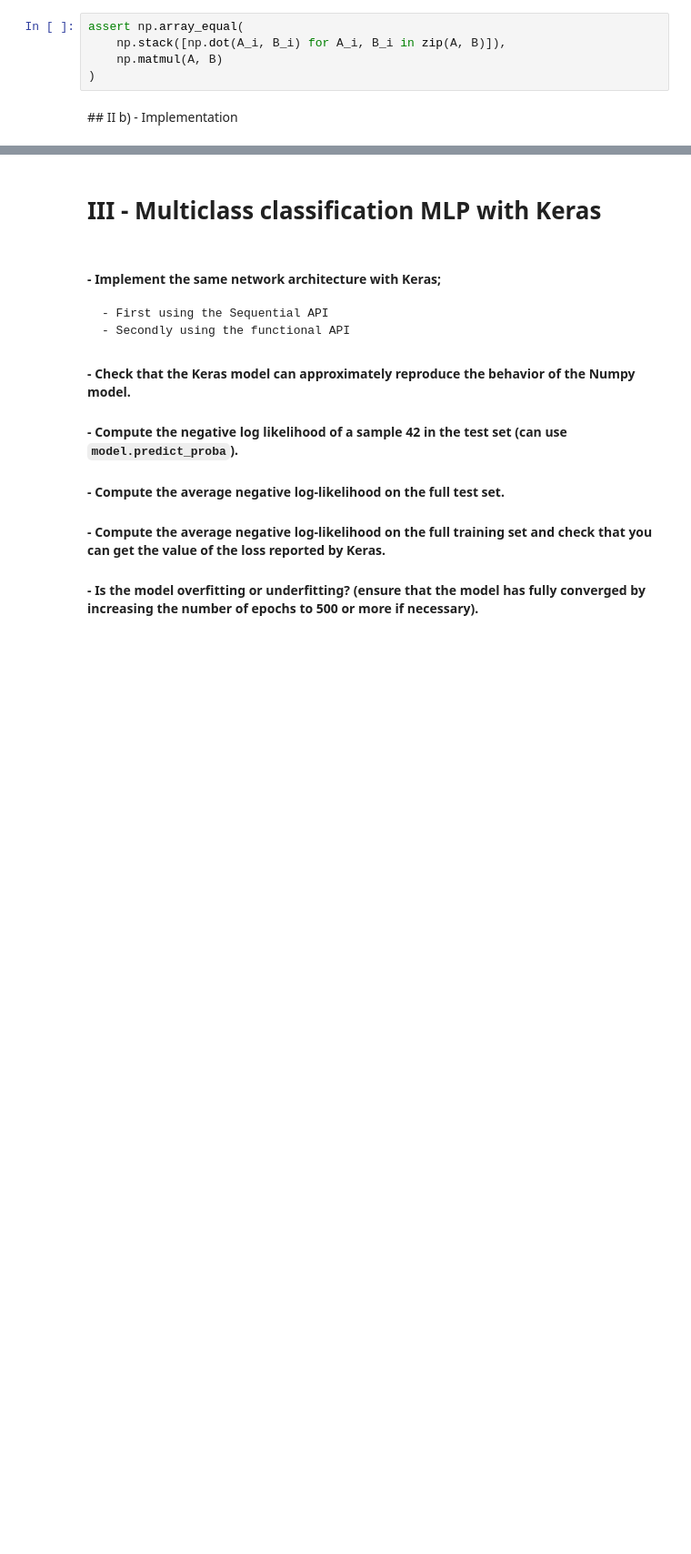
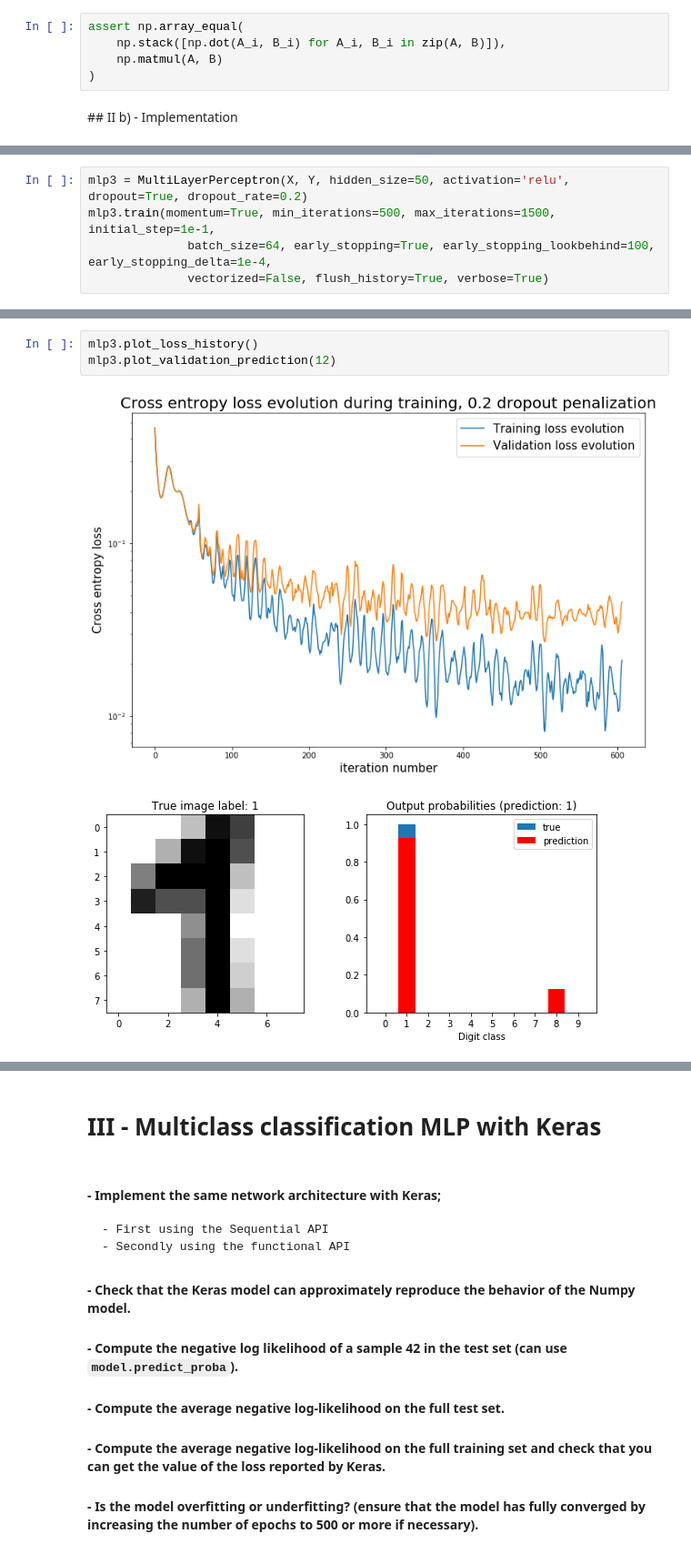
Before and after one commit to MaxTeiger/courses_labs-1, a Jupyter notebook: 2-Fundamentals_NNs/lab/fundamentals_NNs_finished.ipynb, the cells around one changed output, grey strips where cells are left out. Shown: that part at 91% size. Drawn from its saved outputs; the diff is of its cells as text; blank space fills up the shorter version.

```diff
--- a/2-Fundamentals_NNs/lab/fundamentals_NNs_finished.ipynb
+++ b/2-Fundamentals_NNs/lab/fundamentals_NNs_finished.ipynb
@@ -456,0 +533,5 @@ mlp.train()
+# %%
+mlp3 = MultiLayerPerceptron(X, Y, hidden_size=50, activation='relu', dropout=True, dropout_rate=0.2)
+mlp3.train(momentum=True, min_iterations=500, max_iterations=1500, initial_step=1e-1,
+              batch_size=64, early_stopping=True, early_stopping_lookbehind=100, early_stopping_delta=1e-4,
+              vectorized=False, flush_history=True, verbose=True)
@@ -457,3 +556,9 @@ mlp.train()
+# %%
+mlp3.plot_loss_history()
+mlp3.plot_validation_prediction(12)
+# %% [output]
+[figure, added]
+[figure, added]
 # %% [markdown]
 ## Questions:
 #### - Did you succeed to train the MLP and get a high validation accuracy? <br> Display available metrics (training and validation accuracies, training and validation losses)
```
Also changed, not shown: parts of 15 cells of this notebook.
